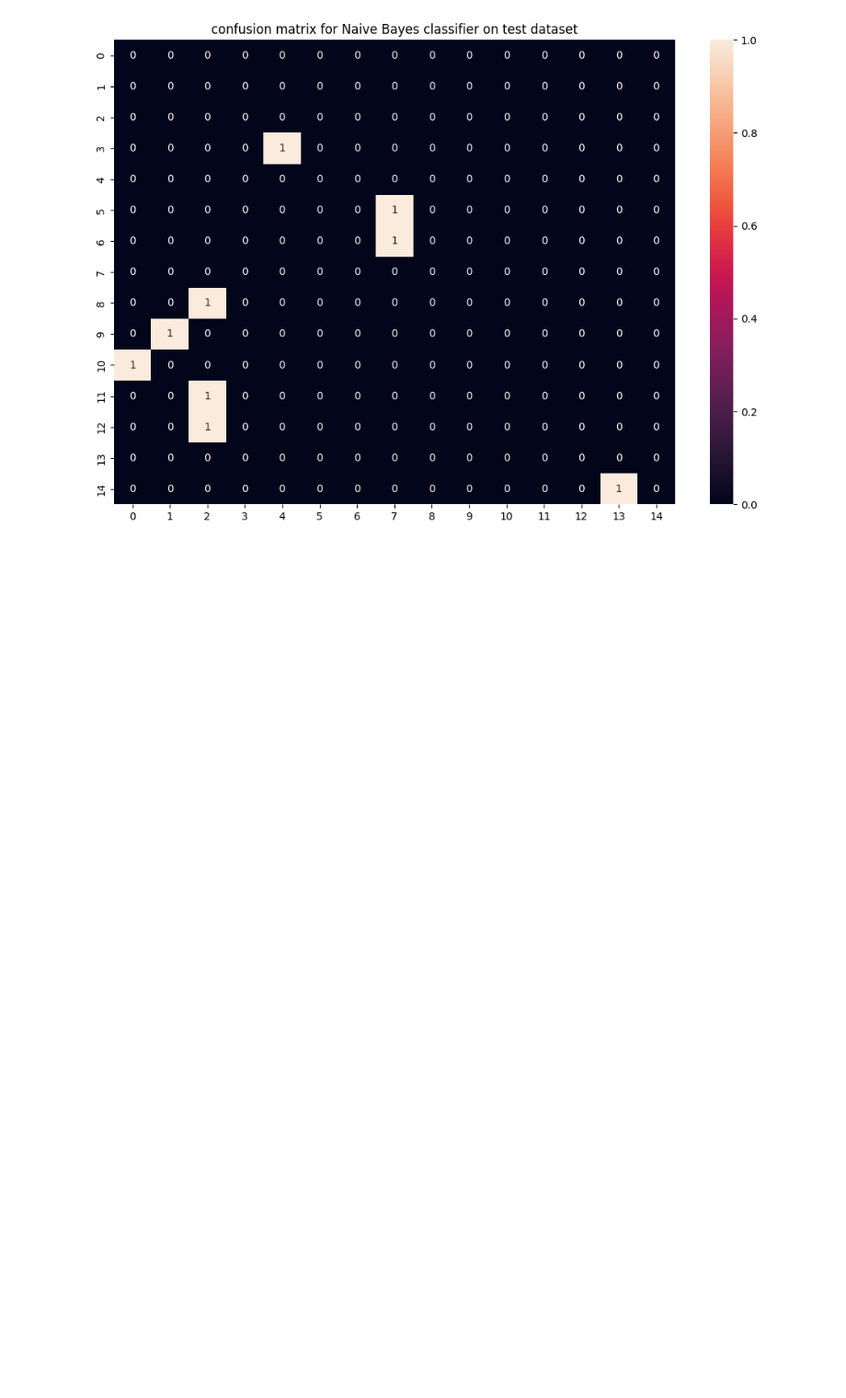
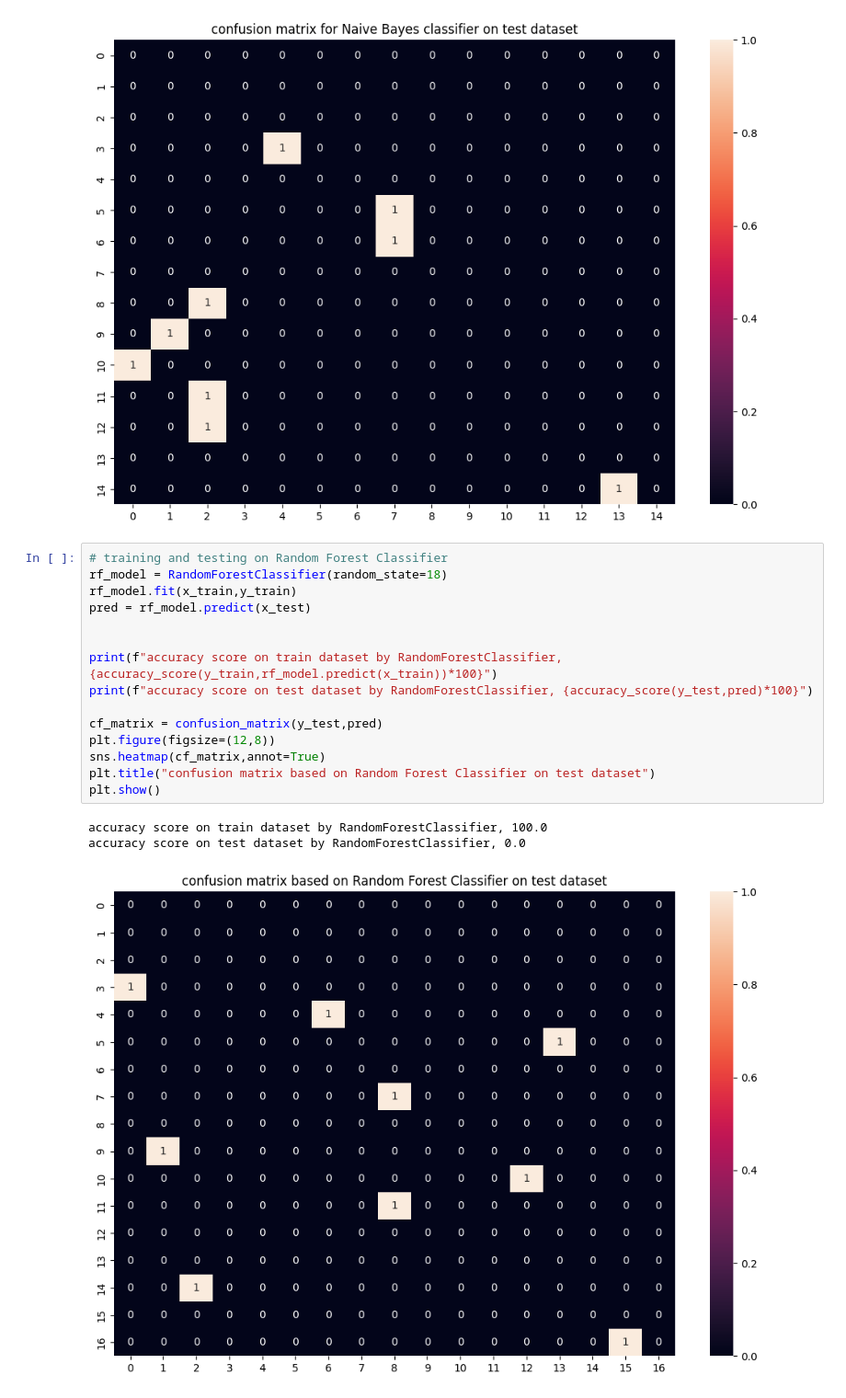
Before and after one commit to santr4/ml_projects, a Jupyter notebook: Disease Prediction using ML/Disease_prediction_ml.ipynb, the cells around one changed output. Shown at 92% size. Cells and saved outputs as stored; diff of their text form; blank space fills up the shorter version.

Commit message:
Disease Prediction using ml

```diff
--- a/Disease Prediction using ML/Disease_prediction_ml.ipynb
+++ b/Disease Prediction using ML/Disease_prediction_ml.ipynb
@@ -189,3 +189,22 @@ plt.show()
 accuracy score on train dataset by Naive Bayes Classifier, 100.0
 accuracy socre on test dataset by Naive Bayes Classifier, 0.0
 [figure]
+# %%
+# training and testing on Random Forest Classifier
+rf_model = RandomForestClassifier(random_state=18)
+rf_model.fit(x_train,y_train)
+pred = rf_model.predict(x_test)
+
+
+print(f"accuracy score on train dataset by RandomForestClassifier, {accuracy_score(y_train,rf_model.predict(x_train))*100}")
+print(f"accuracy score on test dataset by RandomForestClassifier, {accuracy_score(y_test,pred)*100}")
+
+cf_matrix = confusion_matrix(y_test,pred)
+plt.figure(figsize=(12,8))
+sns.heatmap(cf_matrix,annot=True)
+plt.title("confusion matrix based on Random Forest Classifier on test dataset")
+plt.show()
+# %% [output]
+accuracy score on train dataset by RandomForestClassifier, 100.0
+accuracy score on test dataset by RandomForestClassifier, 0.0
+[figure, added]
```
